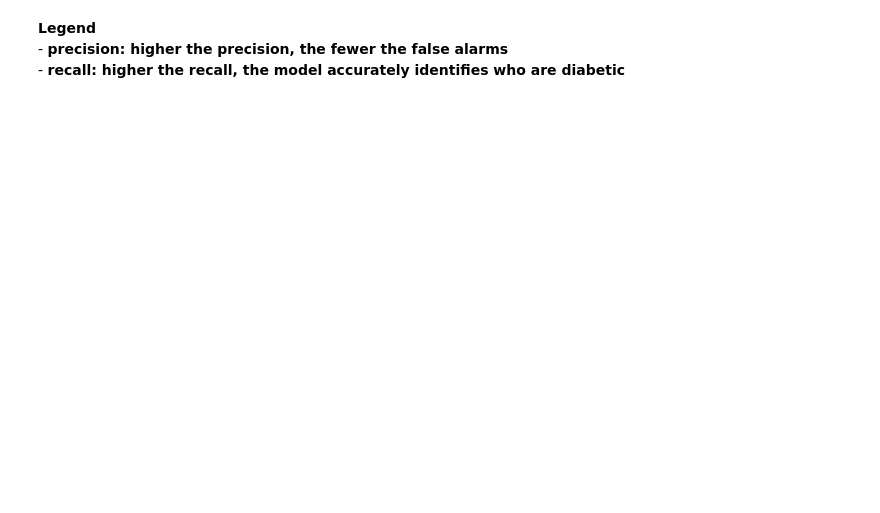
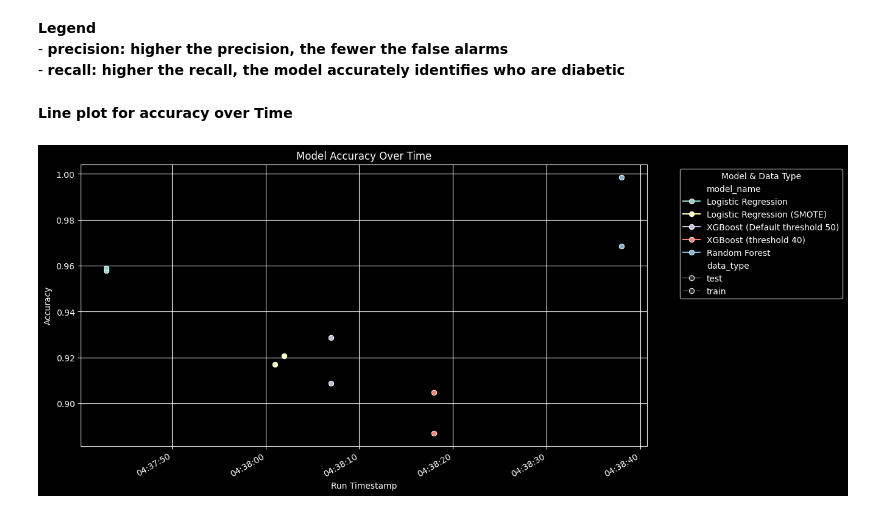
Before and after one commit to fkottapa3/Team14CSE6242, a Jupyter notebook: DiabetesPrediction_v1.ipynb, the cells around one changed output. Cells and saved outputs as stored; diff of their text form; code cells hidden in the pictures; blank space fills up the shorter version.

```diff
--- a/DiabetesPrediction_v1.ipynb
+++ b/DiabetesPrediction_v1.ipynb
@@ -688,3 +758,27 @@ plot_metrics(df_results_train, "Model Performance (Train Data)")
 **Legend**
     -   **precision: higher the precision, the fewer the false alarms**
     -   **recall: higher the recall, the model accurately identifies who are diabetic**
+# %% [markdown]
+**Line plot for accuracy over Time**
+# %%
+import matplotlib.pyplot as plt
+import seaborn as sns
+
+# Convert timestamp to datetime
+df_results['run_timestamp'] = pd.to_datetime(df_results['run_timestamp'])
+
+# Sort by timestamp
+df_results = df_results.sort_values(by='run_timestamp')
+
+# Plot accuracy over time
+plt.figure(figsize=(12, 6))
+sns.lineplot(data=df_results, x="run_timestamp", y="accuracy", hue="model_name", style="data_type", marker="o")
+plt.xticks(rotation=30, ha="right")
+plt.xlabel("Run Timestamp")
+plt.ylabel("Accuracy")
+plt.title("Model Accuracy Over Time")
+plt.legend(title="Model & Data Type", bbox_to_anchor=(1.05, 1), loc="upper left")
+plt.grid()
+plt.show()
+# %% [output]
+[figure, added]
```
Also changed, not shown: parts of 11 cells of this notebook, 2 other files.
